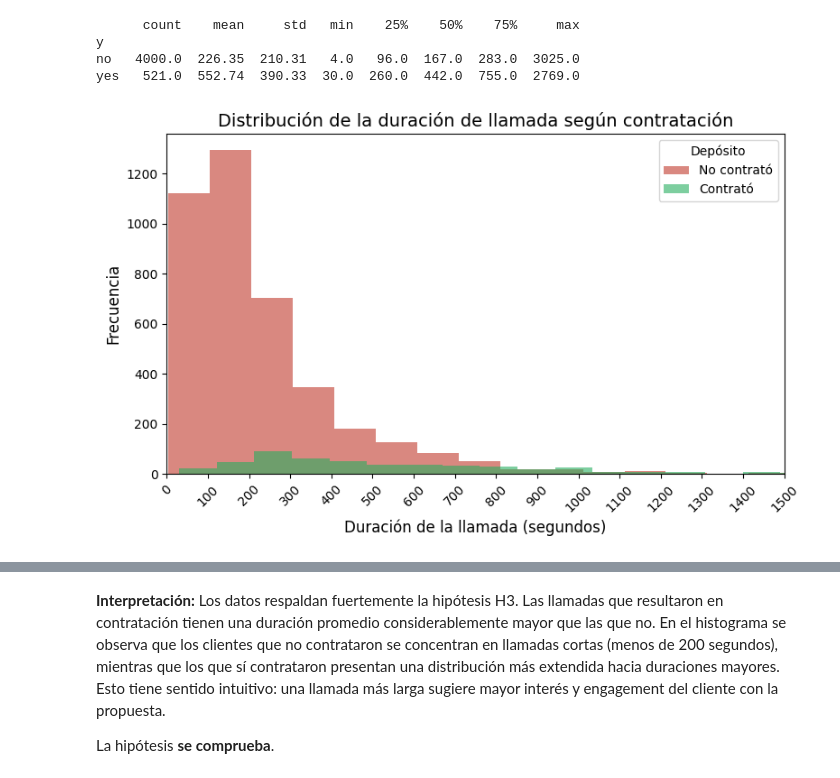
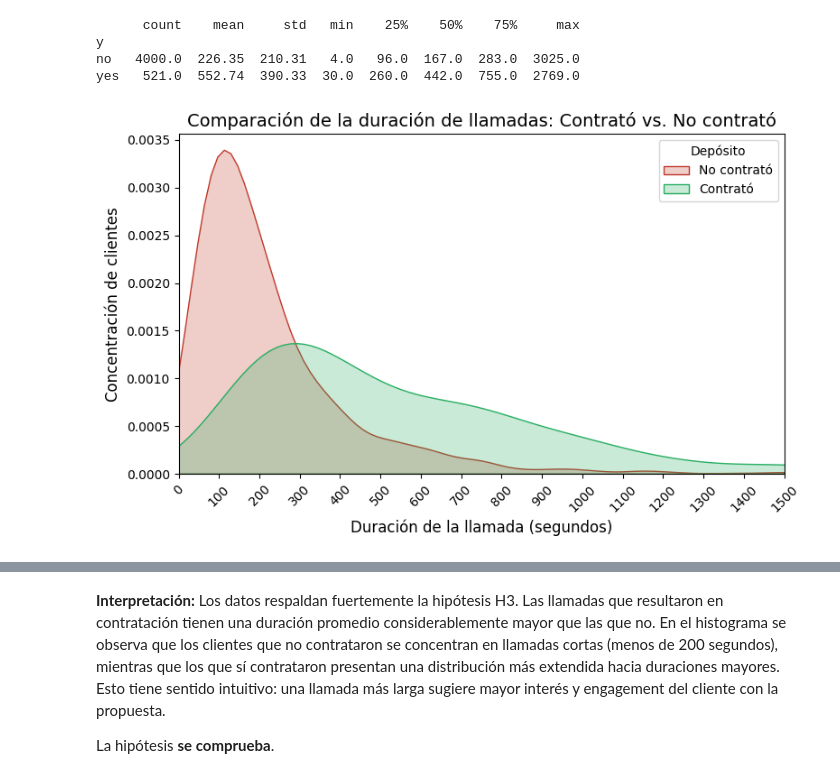
Before and after one commit to F-Boivin/ProyectoDSParteI-Boivin, a Jupyter notebook: ProyectoDSParte1_Felipe_Boivin.ipynb, the cells around one changed output, grey strips where cells are left out. Cells and saved outputs as stored; diff of their text form; code cells hidden in the pictures.

```diff
--- a/ProyectoDSParte1_Felipe_Boivin.ipynb
+++ b/ProyectoDSParte1_Felipe_Boivin.ipynb
@@ -275,23 +320,21 @@ y
 no   4000.0  226.35  210.31   4.0   96.0  167.0  283.0  3025.0
 yes   521.0  552.74  390.33  30.0  260.0  442.0  755.0  2769.0
 # %%
-# Histograma superpuesto: duración de llamada por resultado
 fig, ax = plt.subplots(figsize=(8, 5))
 
-ax.hist(df[df['y'] == 'no']['duration'], bins=30, alpha=0.6, color='#c0392b', label='No contrató')
-ax.hist(df[df['y'] == 'yes']['duration'], bins=30, alpha=0.6, color='#27ae60', label='Contrató')
+sns.kdeplot(data=df[df['y'] == 'no'], x='duration', fill=True, color='#c0392b', label='No contrató', ax=ax)
+sns.kdeplot(data=df[df['y'] == 'yes'], x='duration', fill=True, color='#27ae60', label='Contrató', ax=ax)
 
-# --- NUEVAS LÍNEAS PARA EL EJE X ---
-ax.set_xlim(0, 1500) # Limita el eje X de 0 a 1500
-ax.set_xticks(range(0, 1501, 100)) # Crea marcas cada 100 pasos
-ax.tick_params(axis='x', rotation=45) # Rota los números a 45 grados para que sean legibles
-# -----------------------------------
+ax.set_xlim(0, 1500)
+ax.set_xticks(range(0, 1501, 100))
+ax.tick_params(axis='x', rotation=45)
 
-plt.title('Distribución de la duración de llamada según contratación', fontsize=14)
+plt.title('Comparación de la duración de llamadas: Contrató vs. No contrató', fontsize=14)
 plt.xlabel('Duración de la llamada (segundos)', fontsize=12)
-plt.ylabel('Frecuencia', fontsize=12)
+plt.ylabel('Concentración de clientes', fontsize=12)
 plt.legend(title='Depósito', fontsize=10)
+
 plt.tight_layout()
 plt.show()
 # %% [output]
-[figure, old version]
+[figure, new version]
```
Also changed, not shown: parts of 10 cells of this notebook.
